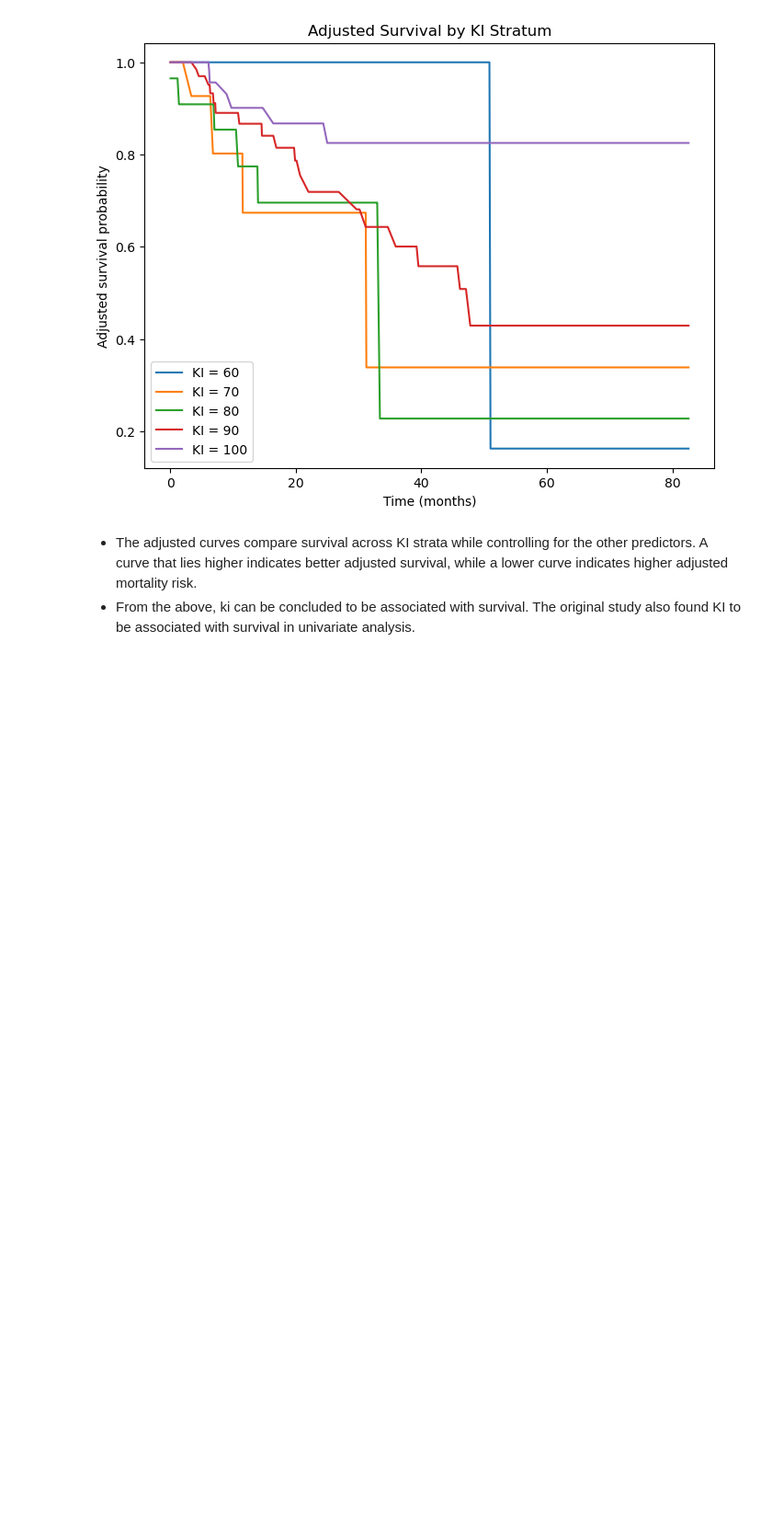
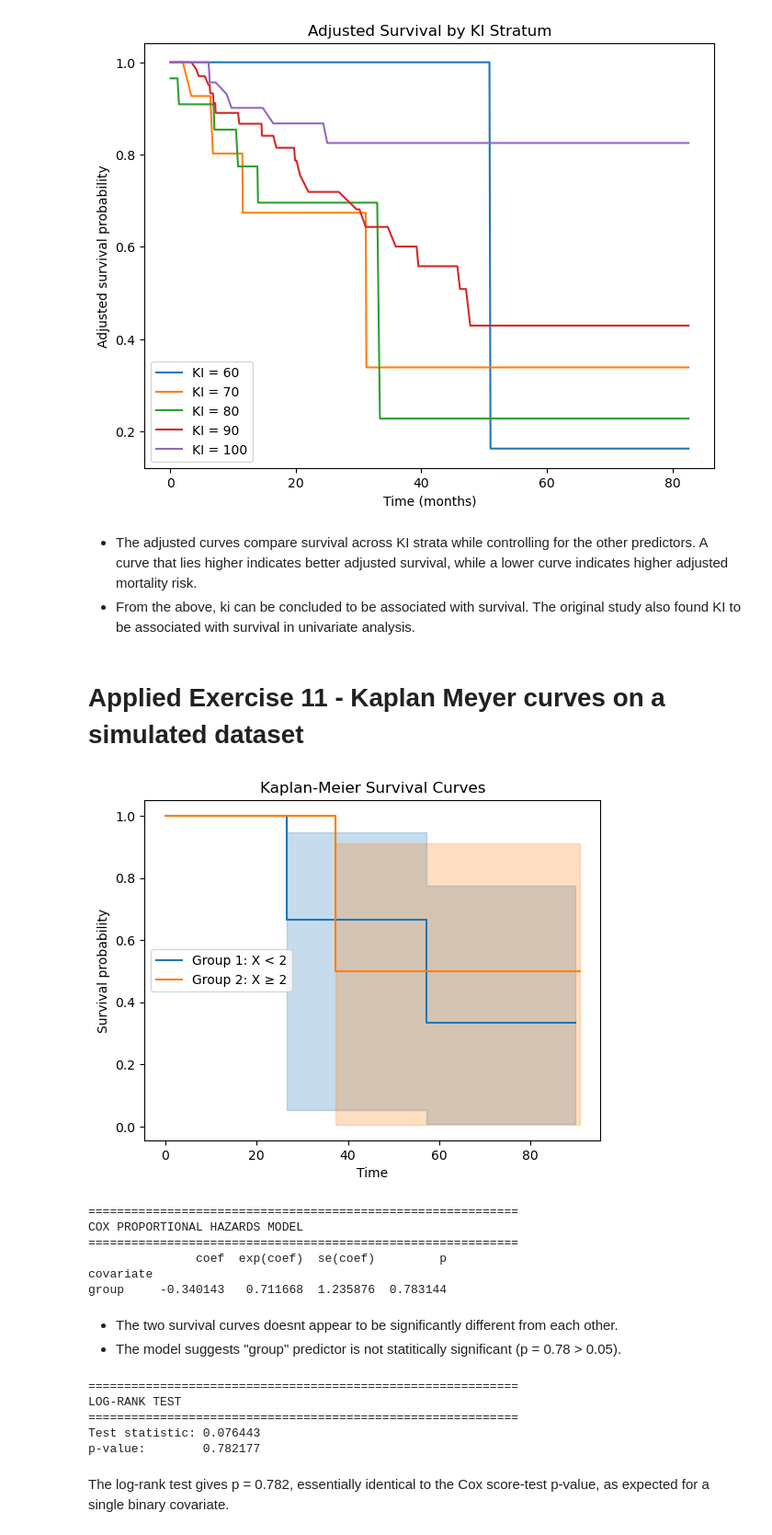
Before and after one commit to sumukha-r/isl-python-solutions, a Jupyter notebook: Chapter11-Survival-Analysis-and-Censored-data/Chapter11-Survival-Analysis-and-Censored-data.ipynb, the cells around one changed output. Shown at 92% size. Saved outputs shown, nothing was run; the diff lists cells and outputs as text; code cells hidden in the pictures; blank space fills up the shorter version.

Commit message:
Applied Exercise 11 Chapter 11

```diff
--- a/Chapter11-Survival-Analysis-and-Censored-data/Chapter11-Survival-Analysis-and-Censored-data.ipynb
+++ b/Chapter11-Survival-Analysis-and-Censored-data/Chapter11-Survival-Analysis-and-Censored-data.ipynb
@@ -112,3 +113,60 @@ plt.show()
 # %% [markdown]
 - The adjusted curves compare survival across KI strata while controlling for the other predictors. A curve that lies higher indicates better adjusted survival, while a lower curve indicates higher adjusted mortality risk.
 - From the above, ki can be concluded to be associated with survival. The original study also found KI to be associated with survival in univariate analysis.
+# %% [markdown]
+# Applied Exercise 11 - Kaplan Meyer curves on a simulated dataset
+# %%
+df = pd.DataFrame({"Y":[26.5,37.2,57.3,90.8,20.2,89.8],"delta":[1,1,1,0,0,0],"X":[0.1,11,-0.3,2.8,1.8,0.4]})
+df["group"] = (df["X"] >= 2).astype(int)
+
+km1 = KaplanMeierFitter()
+km2 = KaplanMeierFitter()
+
+g1 = df["group"] == 0
+g2 = df["group"] == 1
+
+km1.fit(df.loc[g1,"Y"], df.loc[g1,"delta"], label="Group 1: X < 2")
+km2.fit(df.loc[g2,"Y"], df.loc[g2,"delta"], label="Group 2: X ≥ 2")
+
+ax = km1.plot_survival_function()
+km2.plot_survival_function(ax=ax)
+plt.xlabel("Time")
+plt.ylabel("Survival probability")
+plt.title("Kaplan-Meier Survival Curves")
+plt.show()
+# %% [output]
+[figure, added]
+# %%
+cox = CoxPHFitter()
+cox.fit(df[["Y","delta","group"]], duration_col="Y", event_col="delta")
+
+print("=" * 60)
+print("COX PROPORTIONAL HAZARDS MODEL")
+print("=" * 60)
+print(cox.summary[["coef","exp(coef)","se(coef)","p"]])
+# %% [output]
+============================================================
+COX PROPORTIONAL HAZARDS MODEL
+============================================================
+               coef  exp(coef)  se(coef)         p
+covariate
+group     -0.340143   0.711668  1.235876  0.783144
+# %% [markdown]
+- The two survival curves doesnt appear to be significantly different from each other.
+- The model suggests "group" predictor is not statitically significant (p = 0.78 > 0.05).
+# %%
+result = logrank_test(df.loc[g1,"Y"], df.loc[g2,"Y"], event_observed_A=df.loc[g1,"delta"], event_observed_B=df.loc[g2,"delta"])
+
+print("=" * 60)
+print("LOG-RANK TEST")
+print("=" * 60)
+print(f"Test statistic: {result.test_statistic:.6f}")
+print(f"p-value:        {result.p_value:.6f}")
+# %% [output]
+============================================================
+LOG-RANK TEST
+============================================================
+Test statistic: 0.076443
+p-value:        0.782177
+# %% [markdown]
+The log-rank test gives p = 0.782, essentially identical to the Cox score-test p-value, as expected for a single binary covariate.
```
Also changed, not shown: parts of 2 cells of this notebook, 1 other file.
